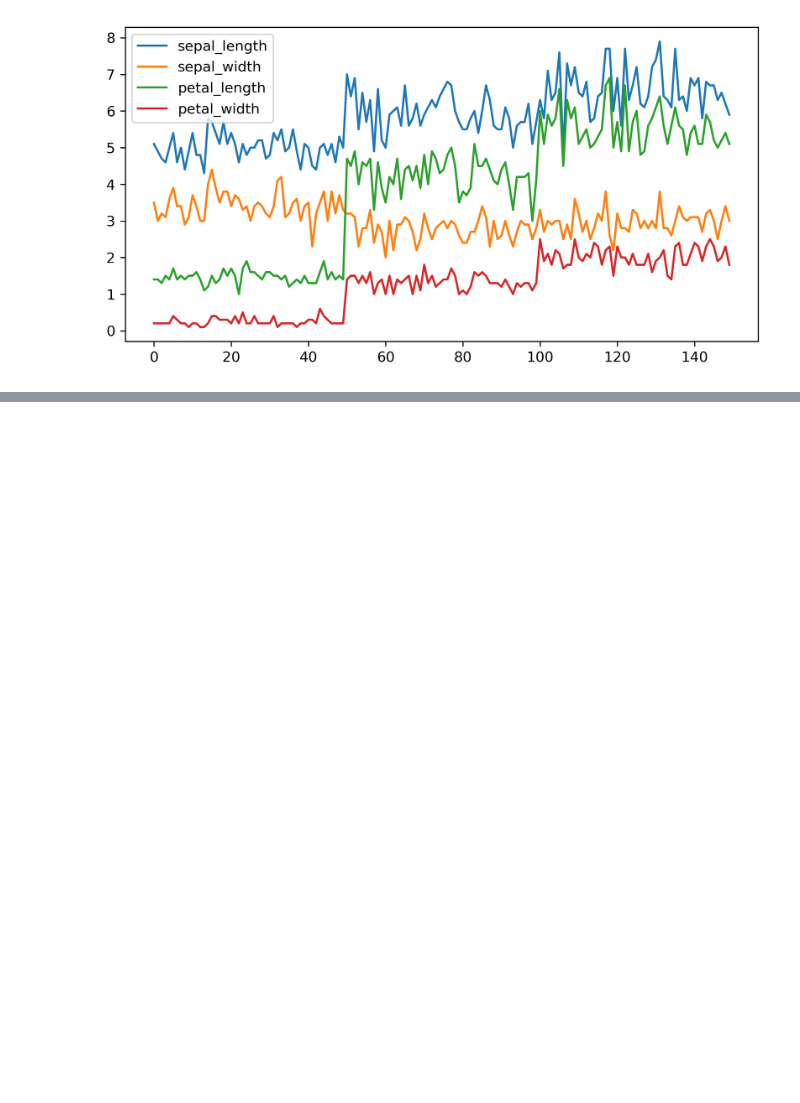
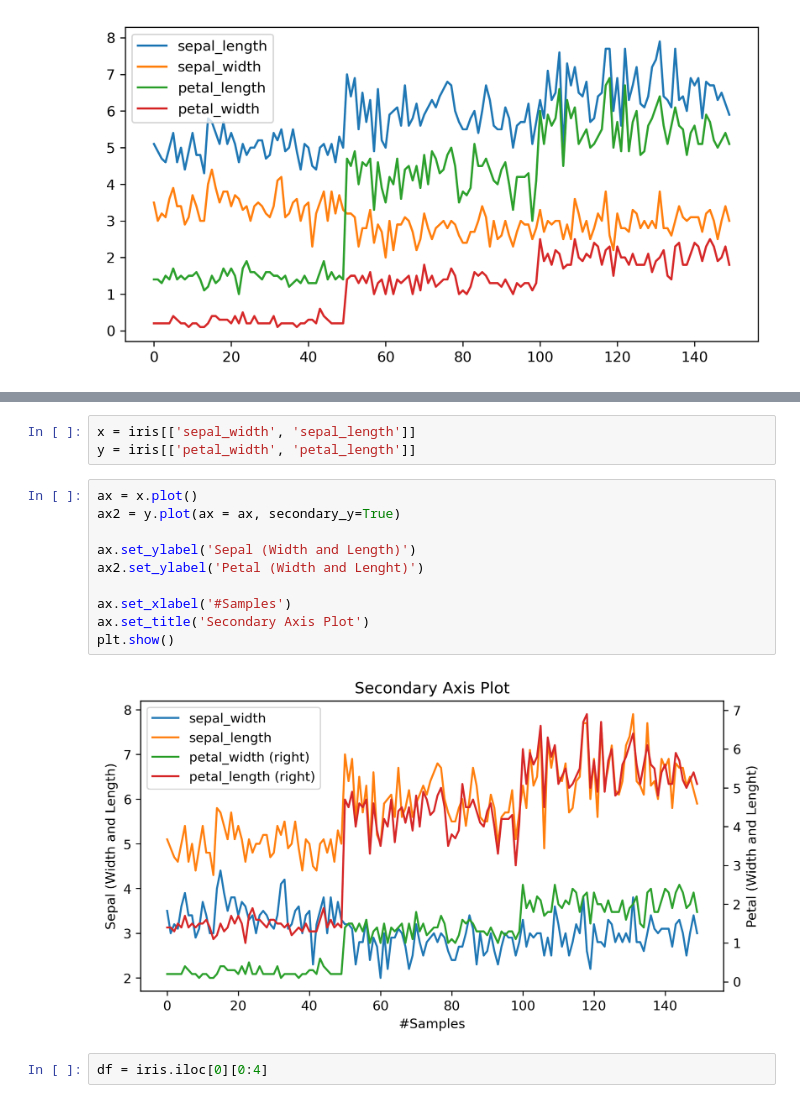
Before and after one commit to saxovia/ml-practice, a Jupyter notebook: 5 - data visualization/DataVis.ipynb, the cells around one changed output, grey strips where cells are left out. Saved outputs shown, nothing was run; the diff lists cells and outputs as text; blank space fills up the shorter version.

```diff
--- a/5 - data visualization/DataVis.ipynb
+++ b/5 - data visualization/DataVis.ipynb
@@ -49,0 +50,17 @@ plt.show()
+# %%
+x = iris[['sepal_width', 'sepal_length']]
+y = iris[['petal_width', 'petal_length']]
+# %%
+ax = x.plot()
+ax2 = y.plot(ax = ax, secondary_y=True)
+
+ax.set_ylabel('Sepal (Width and Length)')
+ax2.set_ylabel('Petal (Width and Lenght)')
+
+ax.set_xlabel('#Samples')
+ax.set_title('Secondary Axis Plot')
+plt.show()
+# %% [output]
+[figure, added]
+# %%
+df = iris.iloc[0][0:4]
```
Also changed, not shown: parts of 16 cells of this notebook.
